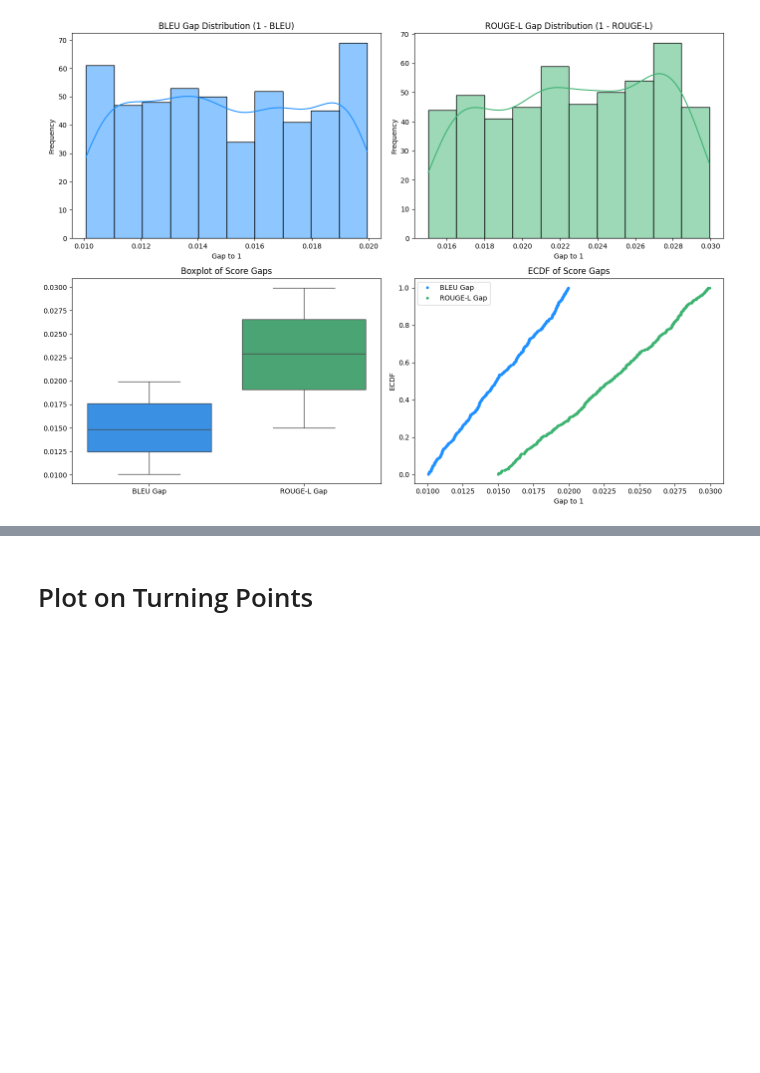
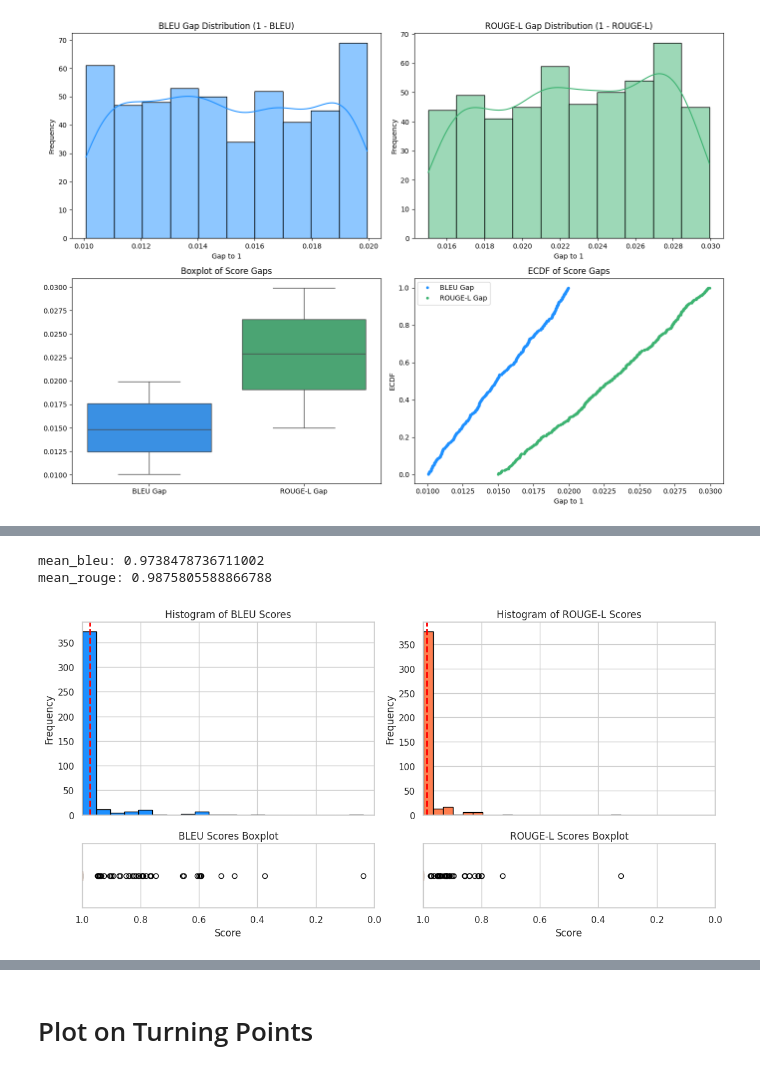
Before and after one commit to phusroyal/CopyMech, a Jupyter notebook: thesis-tflens_npatch.ipynb, the cells around one changed output, grey strips where cells are left out. Cells and saved outputs as stored; diff of their text form; code cells hidden in the pictures; blank space fills up the shorter version.

```diff
--- a/thesis-tflens_npatch.ipynb
+++ b/thesis-tflens_npatch.ipynb
@@ -762,0 +803,77 @@ plot_score_gaps(bleu_scores, rouge_scores)
+# %%
+import numpy as np
+import seaborn as sns
+import pandas as pd
+import matplotlib.pyplot as plt
+
+def plot_hist_and_box(bleu_scores, rouge_scores, bins=20):
+    """
+    Plots two columns:
+      - Left column: BLEU histogram on top, BLEU boxplot on bottom.
+      - Right column: ROUGE-L histogram on top, ROUGE-L boxplot on bottom.
+
+    The x-axis represents the raw score (reversed from 1 to 0) and two trendy colors are used:
+      - BLEU: dodgerblue
+      - ROUGE-L: coral
+
+    Parameters:
+      bleu_scores (array-like): List or array of BLEU scores.
+      rouge_scores (array-like): List or array of ROUGE-L scores.
+      bins (int): Number of bins for the histograms.
+    """
+    # Create a 2x2 grid with custom height ratios (histogram taller than boxplot)
+    fig, axes = plt.subplots(
+        2, 2,
+        figsize=(12, 6),
+        gridspec_kw={'height_ratios': [3, 1]},
+        sharex='col'
+    )
+
+    # --- Column 1: BLEU Scores ---
+    # Top: Histogram
+    axes[0, 0].hist(bleu_scores, bins=bins, color='dodgerblue', edgecolor='black')
+    axes[0, 0].set_title("Histogram of BLEU Scores")
+    axes[0, 0].set_ylabel("Frequency")
+
+    # Compute and annotate the mean value for BLEU scores
+    mean_bleu = np.mean(bleu_scores)
+    print('mean_bleu:', mean_bleu)
+    axes[0, 0].axvline(mean_bleu, color='red', linestyle='dashed', linewidth=2)
+
+    # Bottom: Boxplot
+    axes[1, 0].boxplot(bleu_scores, vert=False, patch_artist=True,
+                       boxprops=dict(facecolor='dodgerblue', color='black'))
+    axes[1, 0].set_title("BLEU Scores Boxplot")
+    axes[1, 0].set_yticks([])  # Remove y-axis ticks for a cleaner look
+    axes[1, 0].set_xlabel("Score")
+
+    # --- Column 2: ROUGE-L Scores ---
+    # Top: Histogram
+    axes[0, 1].hist(rouge_scores, bins=bins, color='coral', edgecolor='black')
+    axes[0, 1].set_title("Histogram of ROUGE-L Scores")
+    axes[0, 1].set_ylabel("Frequency")
+
+    # Compute and annotate the mean value for ROUGE-L scores
+    mean_rouge = np.mean(rouge_scores)
+    print('mean_rouge:', mean_rouge)
+    axes[0, 1].axvline(mean_rouge, color='red', linestyle='dashed', linewidth=2)
+
+    # Bottom: Boxplot
+    axes[1, 1].boxplot(rouge_scores, vert=False, patch_artist=True,
+                       boxprops=dict(facecolor='coral', color='black'))
+    axes[1, 1].set_title("ROUGE-L Scores Boxplot")
+    axes[1, 1].set_yticks([])
+    axes[1, 1].set_xlabel("Score")
+
+    # Reverse x-axis so that scores are shown from 1 to 0.
+    for ax in axes.flat:
+        ax.set_xlim(1, 0)
+
+    plt.tight_layout()
+    plt.show()
+
+plot_hist_and_box(bleu, rough_l)
+# %% [output]
+mean_bleu: 0.9738478736711002
+mean_rouge: 0.9875805588866788
+[figure, added]
```
Also changed, not shown: parts of 7 cells of this notebook, 10 other files.
